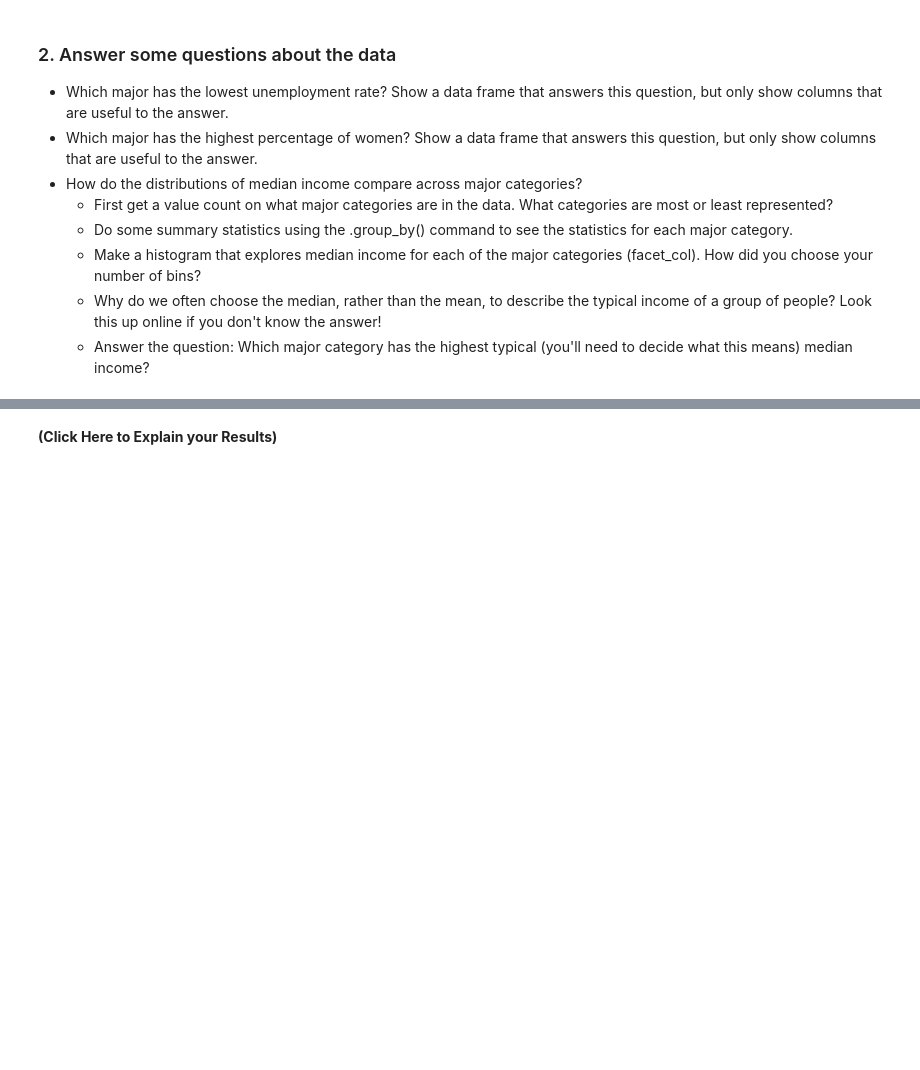
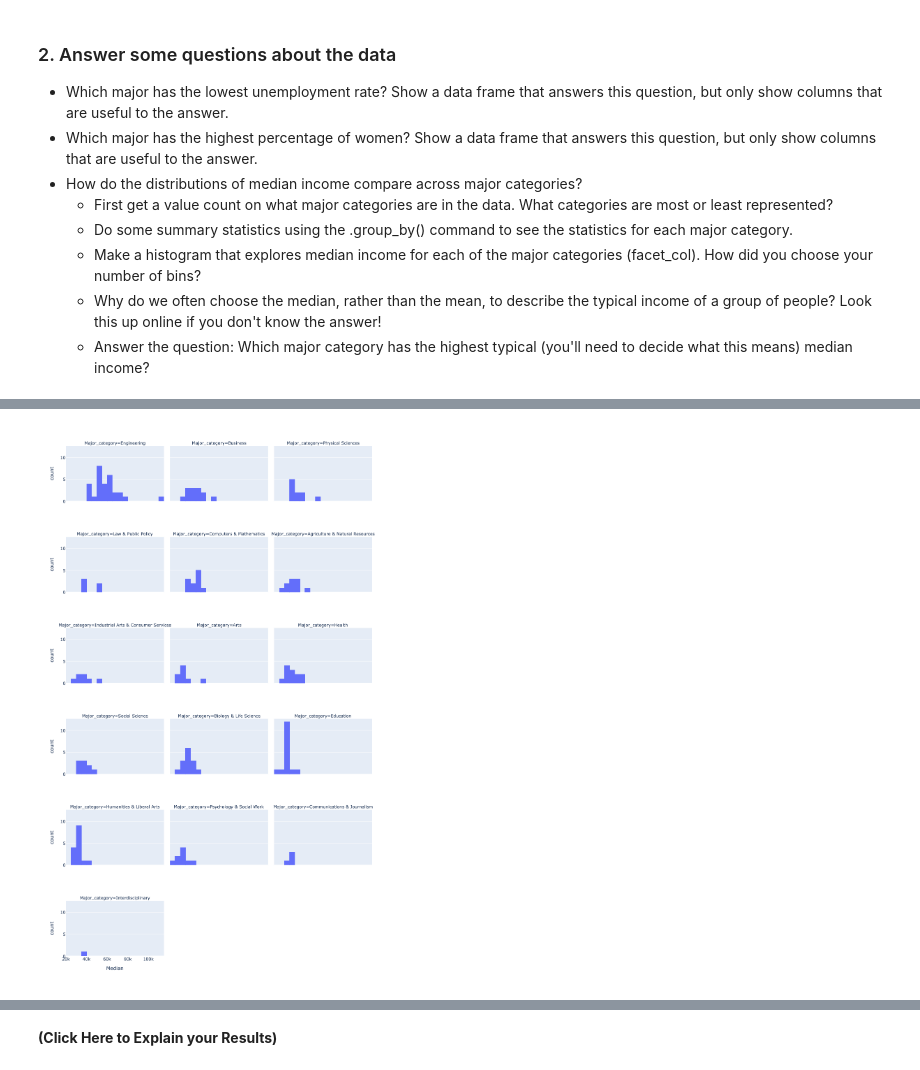
Before and after one commit to Rubenmregalado/Day7, a Jupyter notebook: Day7-HW.ipynb, the cells around one changed output, grey strips where cells are left out. Drawn from its saved outputs; the diff is of its cells as text; code cells hidden in the pictures; blank space fills up the shorter version.

```diff
--- a/Day7-HW.ipynb
+++ b/Day7-HW.ipynb
@@ -272,0 +331,15 @@ DF_raw
+# %%
+#    * Do some summary statistics using the .group_by() command to see the statistics for each major category.
+
+fig = px.histogram(DF_raw,
+                  x = 'Median',
+                   nbins = 30,
+                  facet_col= 'Major_category',
+                  facet_col_wrap= 3)
+fig.update_layout(autosize=False,
+                  width=1000,
+                  height=1600)
+
+fig.show()
+# %% [output]
+[figure, added]
```
Also changed, not shown: parts of 14 cells of this notebook.
